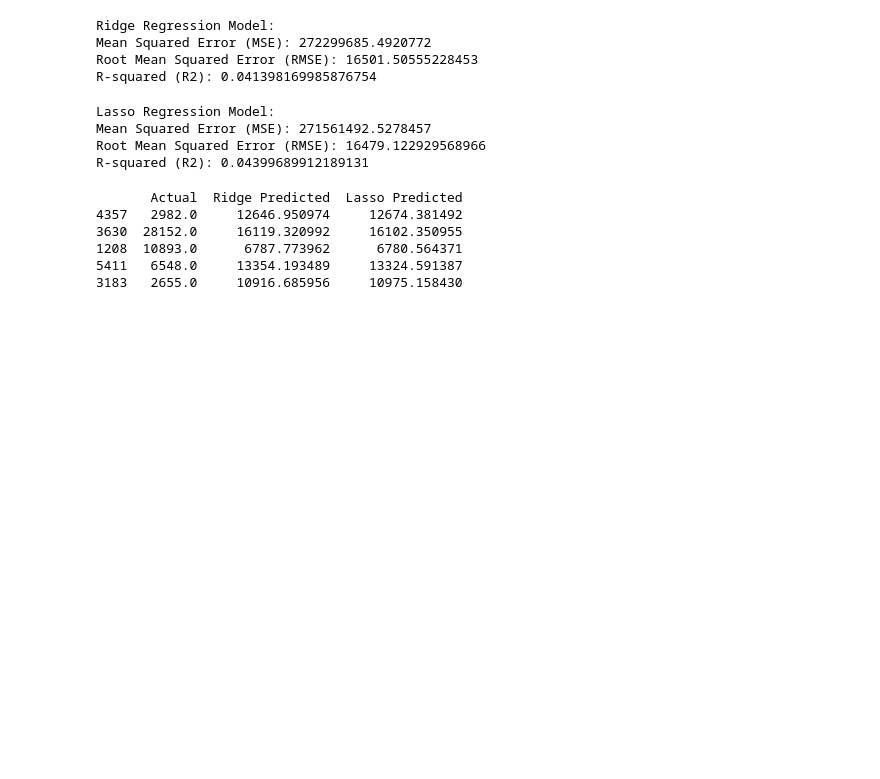
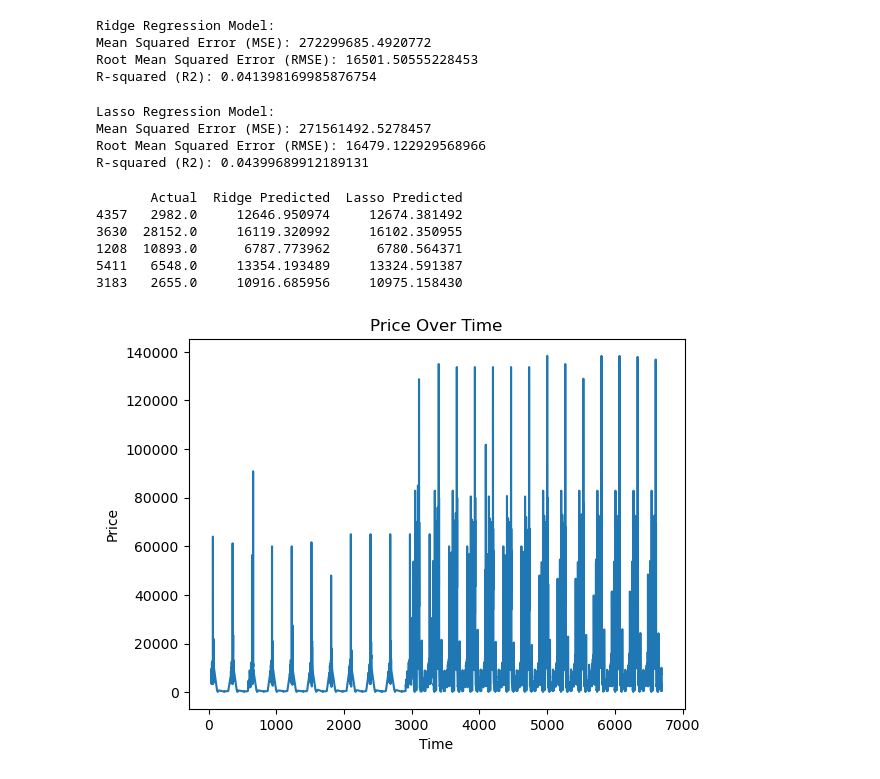
Before and after one commit to NafisaProme/CSE498R-Project, a Jupyter notebook: Model.ipynb, the cells around one changed output. Cells and saved outputs as stored; diff of their text form; code cells hidden in the pictures; blank space fills up the shorter version.

Commit message:
ARIMA model

```diff
--- a/Model.ipynb
+++ b/Model.ipynb
@@ -215,3 +215,90 @@ print(results_df.head())
 1208  10893.0      6787.773962      6780.564371
 5411   6548.0     13354.193489     13324.591387
 3183   2655.0     10916.685956     10975.158430
+# %%
+# Import necessary libraries
+import pandas as pd
+import numpy as np
+import matplotlib.pyplot as plt
+from statsmodels.tsa.arima.model import ARIMA
+from sklearn.metrics import mean_squared_error, mean_absolute_error, r2_score
+
+# Load your time series data
+# Replace 'preprocessed_data.csv' with the path to your dataset
+df = pd.read_csv('preprocessed_data.csv')
+
+# Convert 'Price' column to numeric
+df['Price'] = pd.to_numeric(df['Price'], errors='coerce')
+
+# Drop rows with missing values
+df.dropna(inplace=True)
+
+# Create a combined categorical column for time using 'Year' and 'Month'
+df['time'] = df['Year'].astype(str) + '-' + df['Month'].astype(str)
+
+# Plot your time series data
+plt.plot(df['Price'])
+plt.title('Price Over Time')
+plt.xlabel('Time')
+plt.ylabel('Price')
+plt.show()
+
+# Check for stationarity, and apply differencing if needed
+# Example:
+# from statsmodels.tsa.stattools import adfuller
+# result = adfuller(df['Price'])
+# print('ADF Statistic:', result[0])
+# print('p-value:', result[1])
+
+# Differencing if needed
+# df_diff = df['Price'].diff().dropna()
+
+# Plot ACF and PACF to determine the order of ARIMA(p, d, q)
+# plot_acf(df_diff)
+# plot_pacf(df_diff)
+# plt.show()
+
+# Fit ARIMA model
+# Example: ARIMA(1, 1, 1)
+model = ARIMA(df['Price'], order=(1, 1, 1))
+result = model.fit()
+
+# Get forecast
+n_forecast = 10  # Adjust as needed
+forecast = result.get_forecast(steps=n_forecast)
+
+# Extract the forecasted values and confidence intervals
+forecast_values = forecast.predicted_mean
+conf_int = forecast.conf_int()
+
+# Plot the predicted values along with confidence interval
+plt.plot(df['Price'], label='Actual')
+plt.plot(forecast_values.index, forecast_values, color='red', label='Forecast')
+plt.fill_between(forecast_values.index, conf_int.iloc[:, 0], conf_int.iloc[:, 1], color='red', alpha=0.1)
+plt.title('ARIMA Forecast')
+plt.xlabel('Time')
+plt.ylabel('Price')
+plt.legend()
+plt.show()
+
+# Evaluate the model performance
+actual_values = df['Price']
+predicted_values = result.fittedvalues  # or result.predict(start=..., end=...)
+mse = mean_squared_error(actual_values, predicted_values)
+rmse = np.sqrt(mse)
+mae = mean_absolute_error(actual_values, predicted_values)
+r2 = r2_score(actual_values, predicted_values)
+
+print(f"Mean Squared Error (MSE): {mse}")
+print(f"Root Mean Squared Error (RMSE): {rmse}")
+print(f"Mean Absolute Error (MAE): {mae}")
+print(f"R-squared (R2): {r2}")
+
+n_forecast = 10
+future_forecasts = result.predict(start=len(df), end=len(df) + n_forecast - 1, typ='levels')
+future_forecasts.reset_index(drop=True, inplace=True)
+
+comparison_df = pd.DataFrame({'Actual Price': df['Price'].tail(n_forecast).values, 'Future Price': future_forecasts})
+print(comparison_df)
+# %% [output]
+[figure, added]
```
Also changed, not shown: parts of 1 cell of this notebook.
